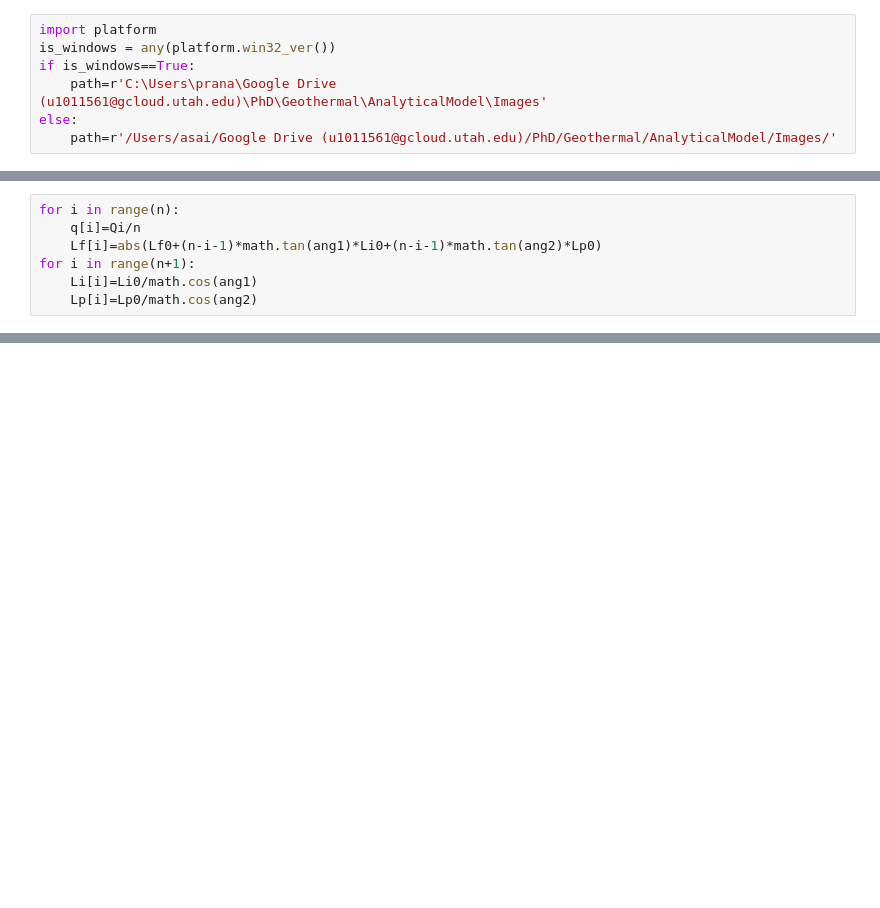
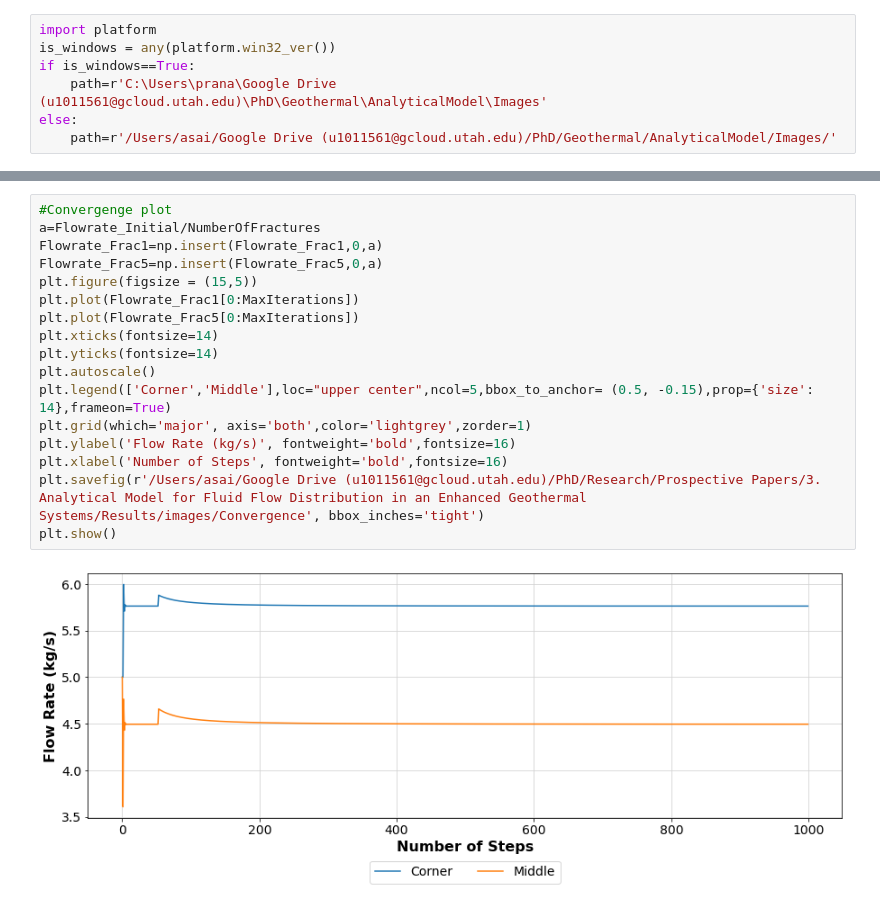
Before and after one commit to pranayasai/FlowDistribution, a Jupyter notebook: FlowDistribution.ipynb, the cells around one changed output, grey strips where cells are left out. Drawn from its saved outputs; the diff is of its cells as text; blank space fills up the shorter version.

```diff
--- a/FlowDistribution.ipynb
+++ b/FlowDistribution.ipynb
@@ -128,7 +150,0 @@ Pi[0]=8e7
-# %%
-for i in range(n):
-    q[i]=Qi/n
-    Lf[i]=abs(Lf0+(n-i-1)*math.tan(ang1)*Li0+(n-i-1)*math.tan(ang2)*Lp0)
-for i in range(n+1):
-    Li[i]=Li0/math.cos(ang1)
-    Lp[i]=Lp0/math.cos(ang2)
@@ -189,2 +268,21 @@ print(m)
+# %%
+#Convergenge plot
+a=Flowrate_Initial/NumberOfFractures
+Flowrate_Frac1=np.insert(Flowrate_Frac1,0,a)
+Flowrate_Frac5=np.insert(Flowrate_Frac5,0,a)
+plt.figure(figsize = (15,5))
+plt.plot(Flowrate_Frac1[0:MaxIterations])
+plt.plot(Flowrate_Frac5[0:MaxIterations])
+plt.xticks(fontsize=14)
+plt.yticks(fontsize=14)
+plt.autoscale()
+plt.legend(['Corner','Middle'],loc="upper center",ncol=5,bbox_to_anchor= (0.5, -0.15),prop={'size': 14},frameon=True)
+plt.grid(which='major', axis='both',color='lightgrey',zorder=1)
+plt.ylabel('Flow Rate (kg/s)', fontweight='bold',fontsize=16)
+plt.xlabel('Number of Steps', fontweight='bold',fontsize=16)
+plt.savefig(r'/Users/asai/Google Drive (u1011561@gcloud.utah.edu)/PhD/Research/Prospective Papers/3. Analytical Model for Fluid Flow Distribution in an Enhanced Geothermal Systems/Results/images/Convergence', bbox_inches='tight')
+plt.show()
+# %% [output]
+[figure, added]
 # %%
 #Flow Distribution
```
Also changed, not shown: parts of 16 cells of this notebook, 1 other file.
